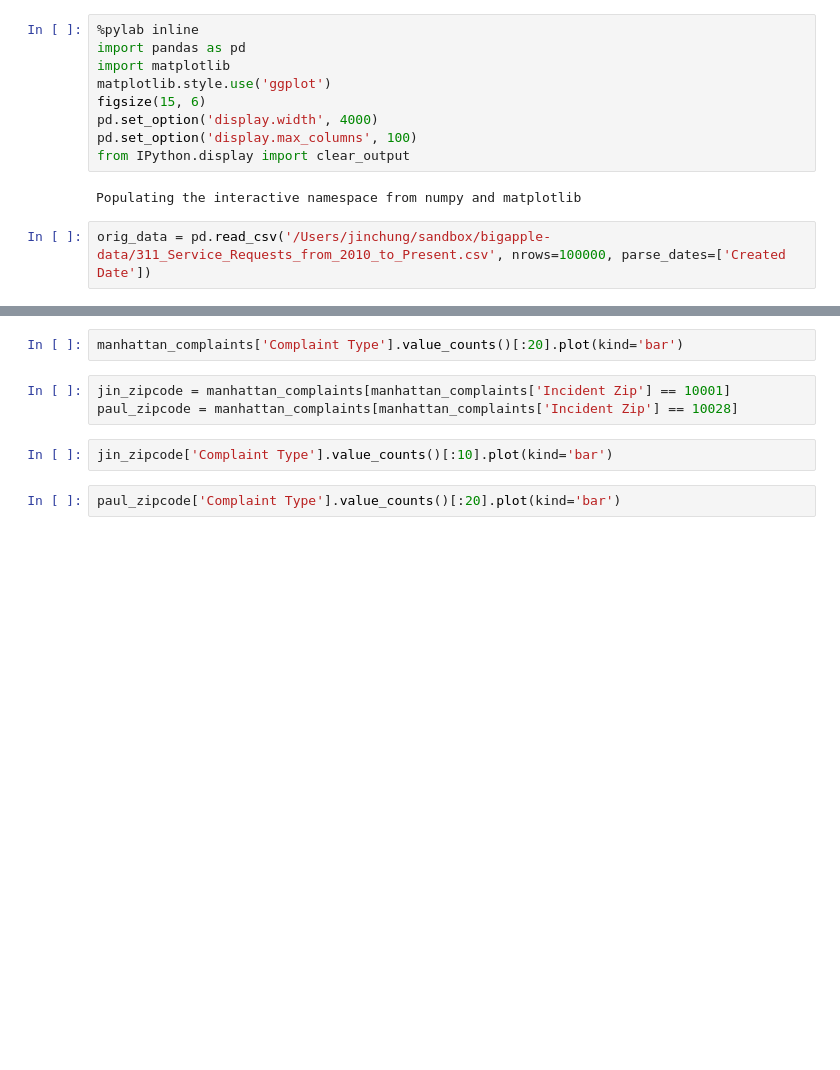
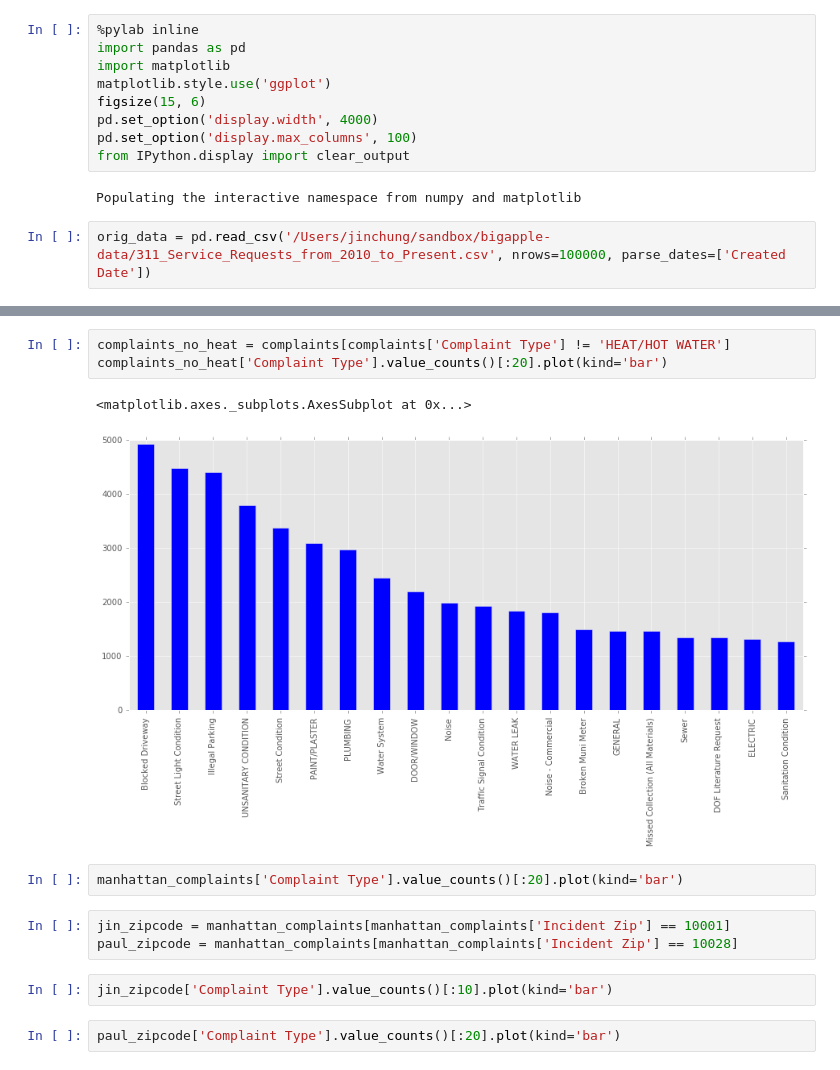
Before and after one commit to jinchung/bigapple, a Jupyter notebook: bigapple/tres uno uno.ipynb, the cells around one changed output, grey strips where cells are left out. Saved outputs shown, nothing was run; the diff lists cells and outputs as text; blank space fills up the shorter version.

```diff
--- a/bigapple/tres uno uno.ipynb
+++ b/bigapple/tres uno uno.ipynb
@@ -23,3 +40,9 @@ orig_data['Complaint Type'].value_counts()[:20].plot(kind='bar')
+# %%
+complaints_no_heat = complaints[complaints['Complaint Type'] != 'HEAT/HOT WATER']
+complaints_no_heat['Complaint Type'].value_counts()[:20].plot(kind='bar')
+# %% [output]
+<matplotlib.axes._subplots.AxesSubplot at 0x...>
+[figure, added]
 # %%
 manhattan_complaints['Complaint Type'].value_counts()[:20].plot(kind='bar')
 # %%
```
Also changed, not shown: parts of 6 cells of this notebook, 1 other file.
